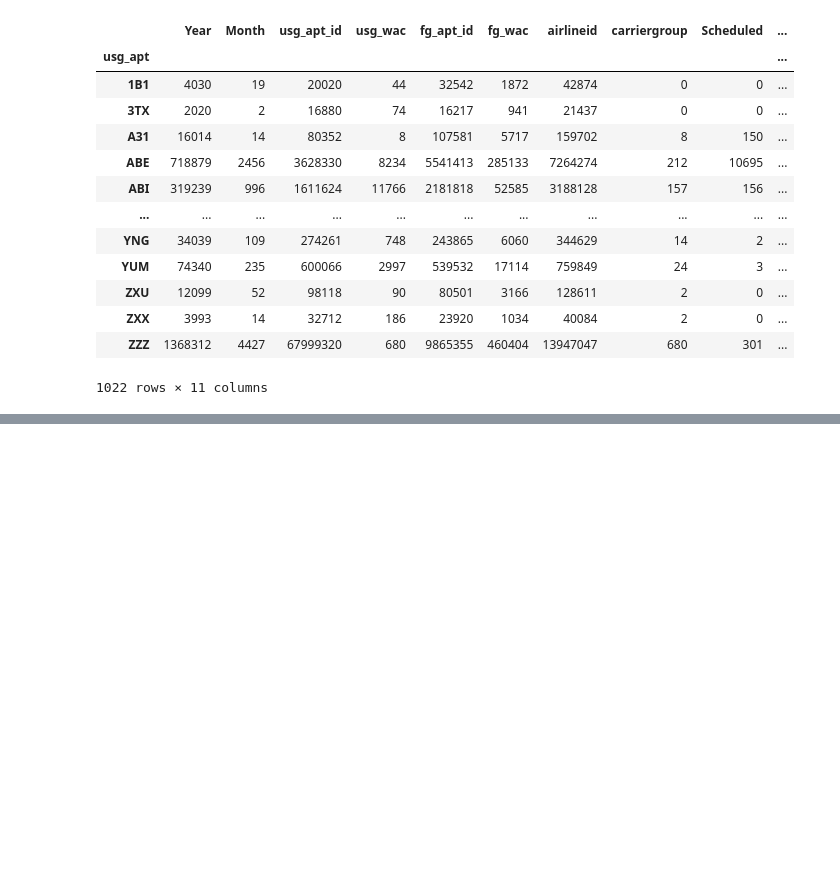
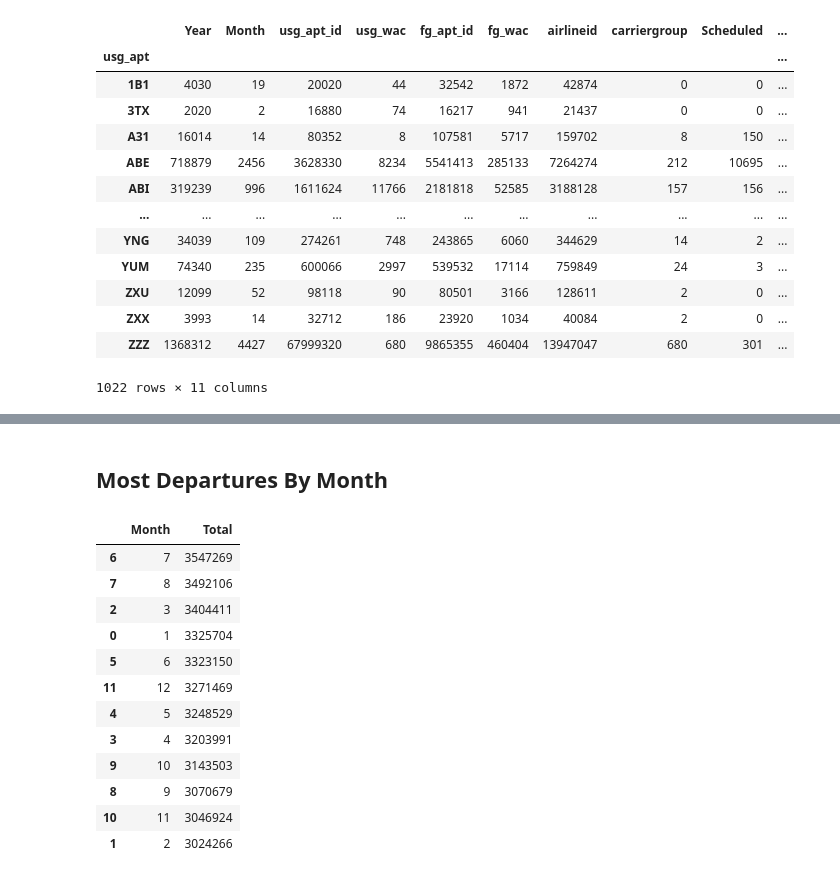
Before and after one commit to aaron96s/Air_Traffic, a Jupyter notebook: AirTraffic.ipynb, the cells around one changed output, grey strips where cells are left out. Cells and saved outputs as stored; diff of their text form; code cells hidden in the pictures; blank space fills up the shorter version.

```diff
--- a/AirTraffic.ipynb
+++ b/AirTraffic.ipynb
@@ -177,0 +206,20 @@ Name: Total, Length: 1022, dtype: object
+# %% [markdown]
+## Most Departures By Month
+# %%
+month = deps_df.groupby('Month',as_index=False)['Total'].sum()
+month_df = month.sort_values('Total', ascending=False)
+month_df
+# %% [output]
+|  | Month | Total |
+| 6 | 7 | 3547269 |
+| 7 | 8 | 3492106 |
+| 2 | 3 | 3404411 |
+| 0 | 1 | 3325704 |
+| 5 | 6 | 3323150 |
+| 11 | 12 | 3271469 |
+| 4 | 5 | 3248529 |
+| 3 | 4 | 3203991 |
+| 9 | 10 | 3143503 |
+| 8 | 9 | 3070679 |
+| 10 | 11 | 3046924 |
+| 1 | 2 | 3024266 |
```
Also changed, not shown: parts of 15 cells of this notebook.
